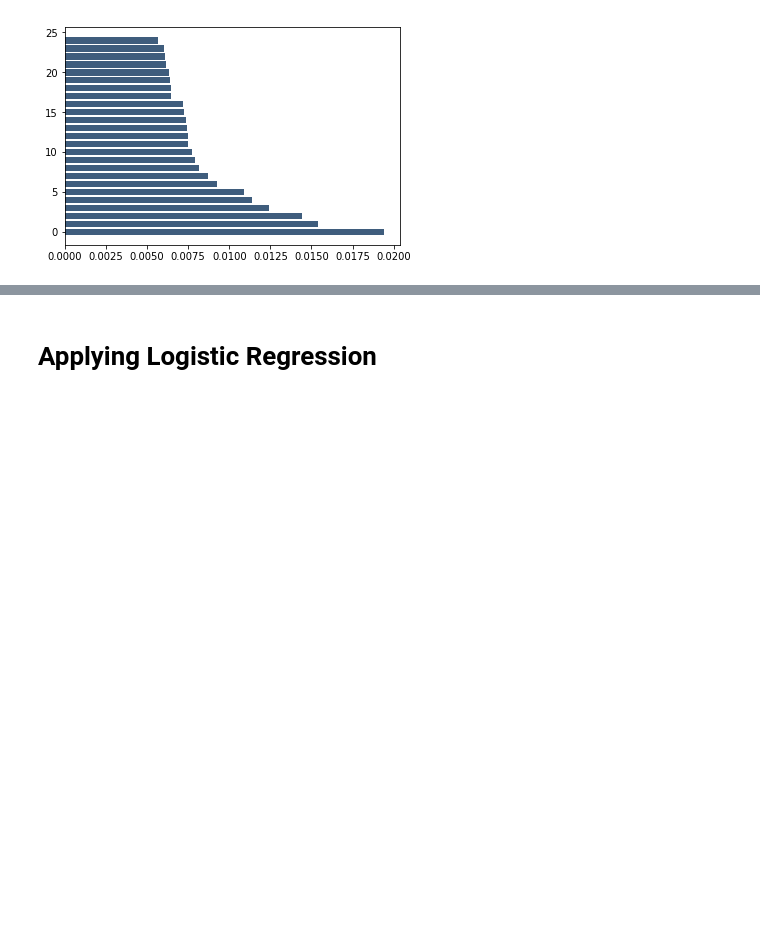
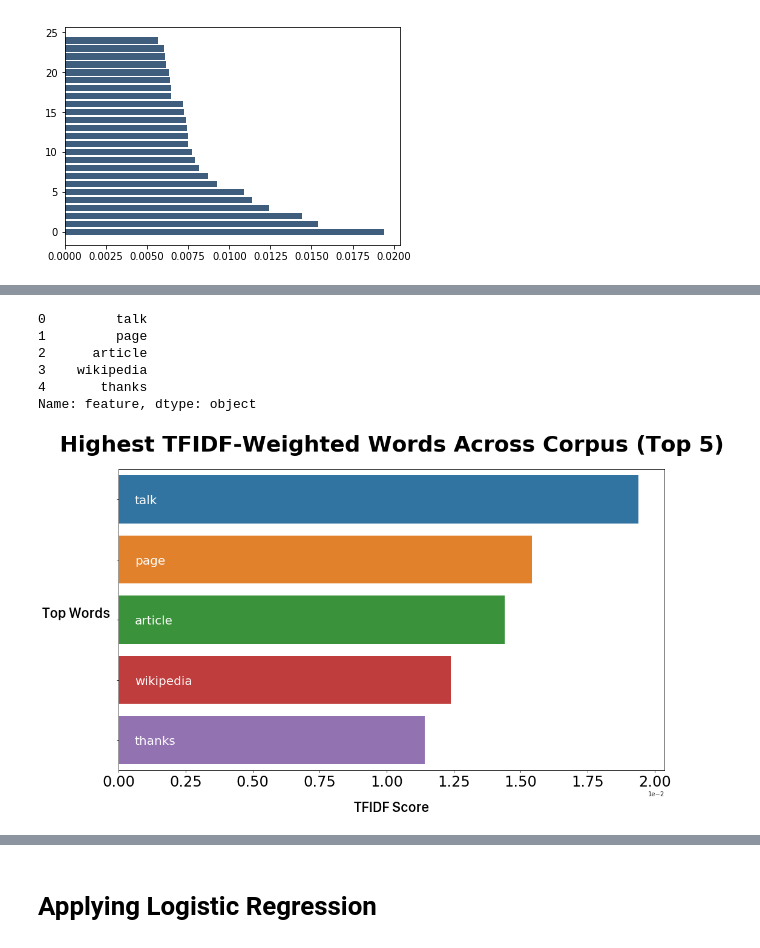
Before and after one commit to jeremyrchow/harassment-classifier, a Jupyter notebook: Vizualizations.ipynb, the cells around one changed output, grey strips where cells are left out. Drawn from its saved outputs; the diff is of its cells as text; code cells hidden in the pictures; blank space fills up the shorter version.

```diff
--- a/Vizualizations.ipynb
+++ b/Vizualizations.ipynb
@@ -388,0 +399,37 @@ def plot_tfidf_classfeats_h(dfs):
+# %%
+list_of_toxic_df[0].feature
+# %% [output]
+0         talk
+1         page
+2      article
+3    wikipedia
+4       thanks
+Name: feature, dtype: object
+# %%
+fig, ax = plt.subplots(figsize=(16,9))
+# Legible labels
+new_labels = list_of_toxic_df[0].feature
+sns.barplot(x="tfidf",y="feature", data= list_of_toxic_df[0])
+
+# Labels and Tick manipulation
+ax.set_xlabel("TFIDF Score",fontname = '.SF Compact Display',fontsize=24,fontweight = 'bold',labelpad = 20)
+ax.set_ylabel("Top Words",fontname = '.SF Compact Display',
+              fontsize=24,fontweight = 'bold',rotation = 0,labelpad = 70)
+
+# Move yticks into bars
+ax.set_yticklabels(new_labels,color='white',horizontalalignment = 'left',fontsize = 20)
+ax.tick_params(axis='y', which='major', pad=-30)
+
+# Set ytick labels to be above the bars (Also forces grid above bars as well)
+ax.set_axisbelow(False)
+
+# Turn ticks into percentages
+ax.ticklabel_format(axis='x', style='sci', scilimits=(-2,2))
+vals = ax.get_xticks()
+#ax.set_xticklabels(['{:,.1%}'.format(x) for x in vals])
+plt.xticks(fontsize = 24)
+plt.title('Highest TFIDF-Weighted Words Across Corpus (Top 5)',pad = 30, fontweight = 'bold',fontsize = 36)
+plt.tight_layout()
+plt.savefig('./graphs/TFIDF_corpus.png', dpi=300, bbox_inches = "tight")
+# %% [output]
+[figure, added]
```
Also changed, not shown: parts of 12 cells of this notebook, 1 other file.
